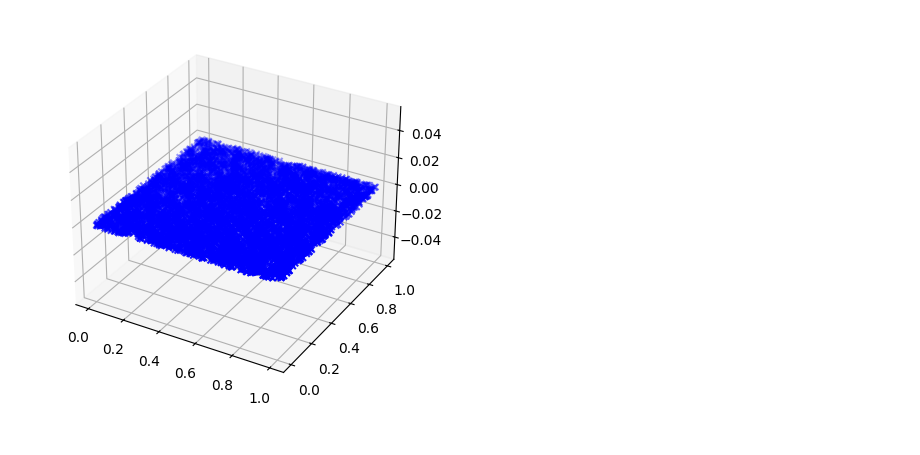
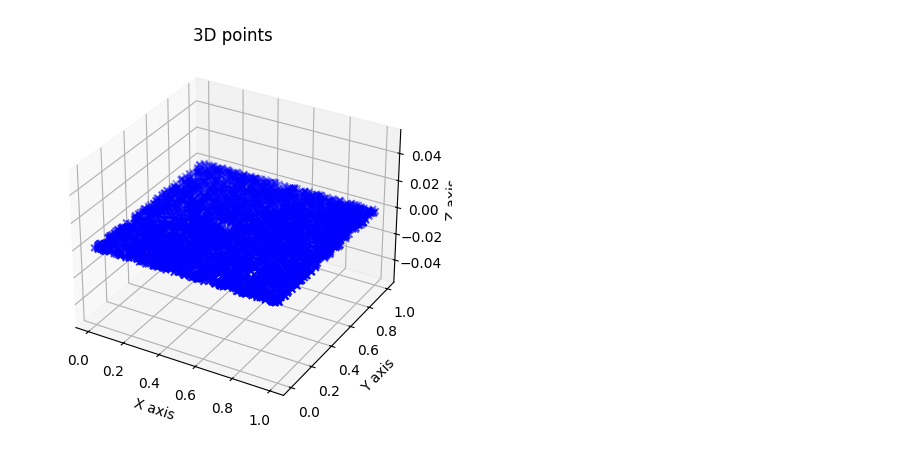
Before and after one commit to frankcholula/cvprlab, a Jupyter notebook: cvprlab_python/lab2/l2_pca.ipynb, the cells around one changed output. Saved outputs shown, nothing was run; the diff lists cells and outputs as text; code cells hidden in the pictures.

```diff
--- a/cvprlab_python/lab2/l2_pca.ipynb
+++ b/cvprlab_python/lab2/l2_pca.ipynb
@@ -21,13 +21,15 @@ plt.show()
 # adding a third dimension
 pt = np.vstack((pt, np.zeros(pt.shape[1])))
 # %%
-fig = plt.figure()
-ax = fig.add_subplot(111, projection='3d')
-ax.scatter(pt[0, :], pt[1, :], pt[2, :], c='b', marker='x')
-ax.set_xlabel('X axis')
-ax.set_ylabel('Y axis')
-ax.set_zlabel('Z axis')
-plt.title("3D points")
-plt.show()
+def plot_3d_scatter(pt, color='b'):
+    fig = plt.figure()
+    ax = fig.add_subplot(111, projection='3d')
+    ax.scatter(pt[0, :], pt[1, :], pt[2, :], c=color, marker='x')
+    ax.set_xlabel('X axis')
+    ax.set_ylabel('Y axis')
+    ax.set_zlabel('Z axis')
+    plt.title("3D points")
+    plt.show()
+plot_3d_scatter(pt)
 # %% [output]
-[figure, old version]
+[figure, new version]
```
Also changed, not shown: parts of 4 cells of this notebook.
